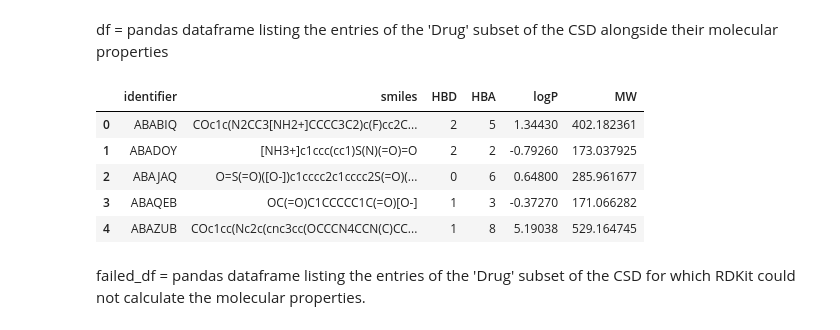
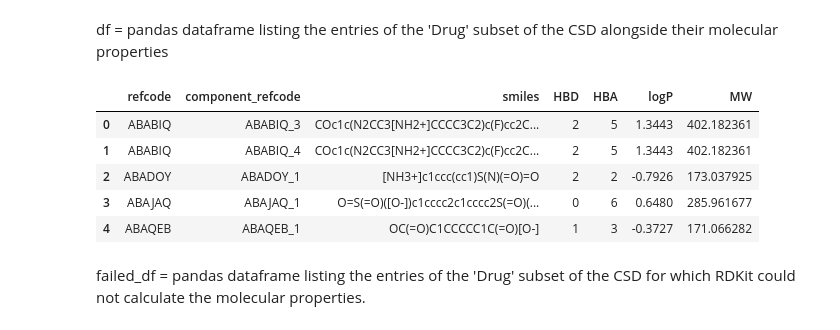
Before and after one commit to dtaverner/Sandpit_CCDC2, a Jupyter notebook: csd_lipinski_final.ipynb, the cells around one changed output. Drawn from its saved outputs; the diff is of its cells as text; code cells hidden in the pictures.

Commit message:
Refine Lipinski notebook after rebase

```diff
--- a/csd_lipinski_final.ipynb
+++ b/csd_lipinski_final.ipynb
@@ -64,44 +77,55 @@ are output into a separate json file.
 # %%
+# Initialise lists to store successfully processed components and any
+# components that fail during processing.
 records = []
 failed_records = []
 
-for i, (identifier, smiles) in enumerate(csd_iterator(drug_reader)):
+# Iterate through each molecular component extracted from the CSD Drug subset.
+for refcode, component_refcode, smiles in csd_iterator(reader):
 
+    # Skip components with no available SMILES string and record the failure.
     if not smiles:
         failed_records.append({
-            "identifier": identifier,
+            "refcode": refcode,
+            "component_refcode": component_refcode,
             "stage": "missing_smiles",
             "error": "No SMILES available"
         })
         continue
 
+    # Convert the SMILES string into an RDKit molecule object.
     mol = Chem.MolFromSmiles(smiles)
 
+    # Record components that RDKit cannot successfully parse.
     if mol is None:
         failed_records.append({
-            "identifier": identifier,
+            "refcode": refcode,
+            "component_refcode": component_refcode,
             "stage": "smiles_parse",
             "error": "RDKit could not parse SMILES"
         })
         continue
 
-    logp_crippen = Descriptors.MolLogP(mol)
-    mol_weight = Descriptors.ExactMolWt(mol)
-    hb_donors = Descriptors.NumHDonors(mol)
-    hb_acceptors = Descriptors.NumHAcceptors(mol)
-
+    # Calculate the molecular descriptors required for Lipinski's Rule of Five.
     records.append({
-        "identifier": identifier,
+        "refcode": refcode,
+        "component_refcode": component_refcode,
         "smiles": smiles,
-        "HBD": hb_donors,
-        "HBA": hb_acceptors,
-        "logP": logp_crippen,
-        "MW": mol_weight,
+        "HBD": Descriptors.NumHDonors(mol),
+        "HBA": Descriptors.NumHAcceptors(mol),
+        "logP": Descriptors.MolLogP(mol),
+        "MW": Descriptors.ExactMolWt(mol),
     })
 
-drug_df = pd.DataFrame(records)
+# Convert the results into pandas DataFrames.
+df = pd.DataFrame(records)
 failed_df = pd.DataFrame(failed_records)
 
-drug_df.to_csv(drug_output, index=False)
+# Save the successfully analysed components and failed components to
+# separate CSV files.
+df.to_csv(drug_output, index=False)
 failed_df.to_csv("failed_drug_properties.csv", index=False)
+
+# Report the number of components successfully analysed.
+print(f"Successfully analysed components: {len(df)}")
 # %% [output]
@@ -125,14 +150,14 @@ failed_df.to_csv("failed_drug_properties.csv", index=False)
 # %% [markdown]
 df = pandas dataframe listing the entries of the 'Drug' subset of the CSD alongside their molecular properties
 # %%
-drug_df.head()
+df.head()
 # %% [output]
-|  | identifier | smiles | HBD | HBA | logP | MW |
-| 0 | ABABIQ | COc1c(N2CC3[NH2+]CCCC3C2)c(F)cc2C... | 2 | 5 | 1.34430 | 402.182361 |
-| 1 | ABADOY | [NH3+]c1ccc(cc1)S(N)(=O)=O | 2 | 2 | -0.79260 | 173.037925 |
-| 2 | ABAJAQ | O=S(=O)([O-])c1cccc2c1cccc2S(=O)(... | 0 | 6 | 0.64800 | 285.961677 |
-| 3 | ABAQEB | OC(=O)C1CCCCC1C(=O)[O-] | 1 | 3 | -0.37270 | 171.066282 |
-| 4 | ABAZUB | COc1cc(Nc2c(cnc3cc(OCCCN4CCN(C)CC... | 1 | 8 | 5.19038 | 529.164745 |
+|  | refcode | component_refcode | smiles | HBD | HBA | logP | MW |
+| 0 | ABABIQ | ABABIQ_3 | COc1c(N2CC3[NH2+]CCCC3C2)c(F)cc2C... | 2 | 5 | 1.3443 | 402.182361 |
+| 1 | ABABIQ | ABABIQ_4 | COc1c(N2CC3[NH2+]CCCC3C2)c(F)cc2C... | 2 | 5 | 1.3443 | 402.182361 |
+| 2 | ABADOY | ABADOY_1 | [NH3+]c1ccc(cc1)S(N)(=O)=O | 2 | 2 | -0.7926 | 173.037925 |
+| 3 | ABAJAQ | ABAJAQ_1 | O=S(=O)([O-])c1cccc2c1cccc2S(=O)(... | 0 | 6 | 0.6480 | 285.961677 |
+| 4 | ABAQEB | ABAQEB_1 | OC(=O)C1CCCCC1C(=O)[O-] | 1 | 3 | -0.3727 | 171.066282 |
 # %% [markdown]
 failed_df = pandas dataframe listing the entries of the 'Drug' subset of the CSD for which RDKit could not calculate the molecular properties.
 # %%
```
Also changed, not shown: parts of 34 cells of this notebook.
